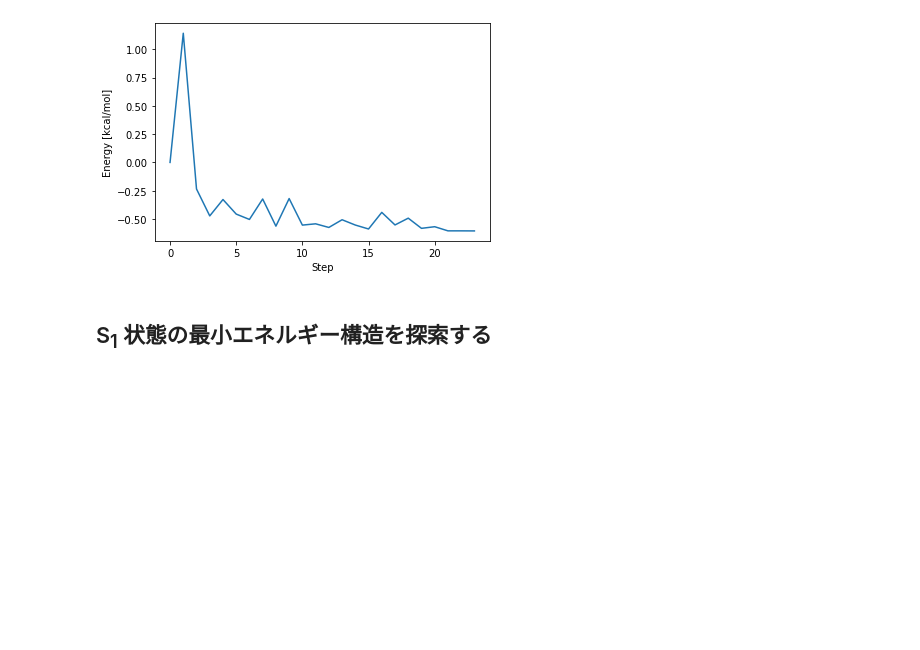
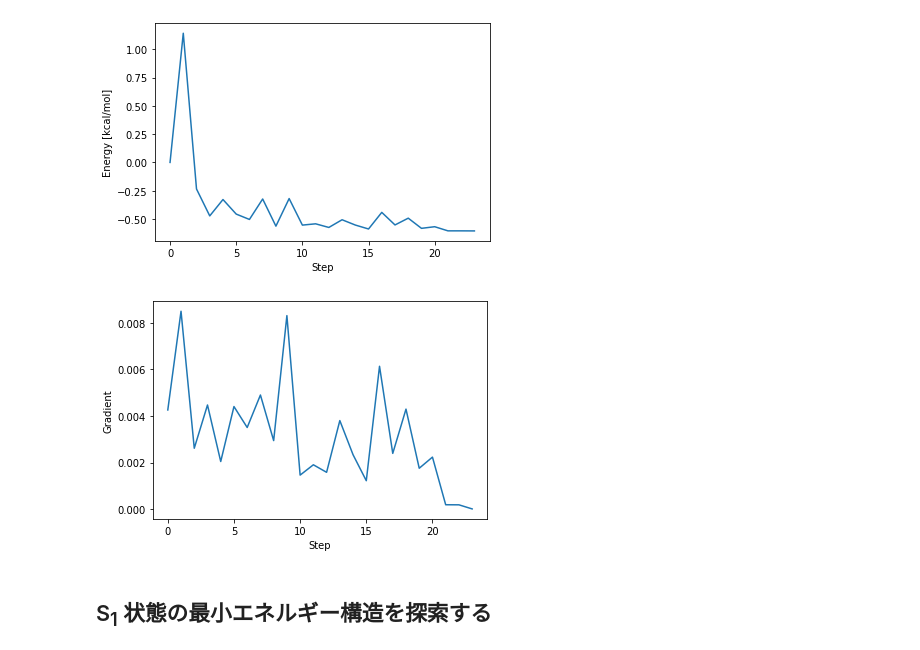
Before and after one commit to yamnor/ethylene-conical, a Jupyter notebook: note.ipynb, the cells around one changed output. Drawn from its saved outputs; the diff is of its cells as text; code cells hidden in the pictures; blank space fills up the shorter version.

```diff
--- a/note.ipynb
+++ b/note.ipynb
@@ -18,7 +18,7 @@ s_squared = {}
 !wget "https://raw.githubusercontent.com/yamnor/note/main/ethylene-conical/optimize.log"
 # %%
 # 出力ファイルから、構造最適化に伴うポテンシャルエネルギー（ENERGY）の変化を読み取る
-energy['optimize'] = [float(line.split()[3]) for line in open('optimize.log', 'r').readlines() if ' ENERGY= ' in line]
+energy['optimize'] = [float(line.split()[3]) for line in open('optimize.log', 'r').readlines() if ' NSERCH: ' in line]
 # %%
 # ENERGY の単位を au から kcal/mol に変換する
 energy['optimize'] = [(x - energy['optimize'][0]) * 627.5094 for x in energy['optimize']]
@@ -32,6 +32,19 @@ ax.set_ylabel("Energy [kcal/mol]")
 plt.show()
 # %% [output]
 [figure]
+# %%
+# 出力ファイルから、構造最適化に伴うエネルギー勾配（GRADIENT）の二乗平均平方根の変化を読み取る
+energy['gradient'] = [float(line.split()[8]) for line in open('optimize.log', 'r').readlines() if ' NSERCH: ' in line]
+# %%
+# 構造最適化に伴う GRADIENT の変化をグラフで表す
+fig, ax = plt.subplots()
+step = list(range(len(energy['gradient'])))
+ax.plot(step, energy['gradient'])
+ax.set_xlabel("Step")
+ax.set_ylabel("Gradient")
+plt.show()
+# %% [output]
+[figure, added]
 # %% [markdown]
 ## S<sub>1</sub> 状態の最小エネルギー構造を探索する
 # %%
```
